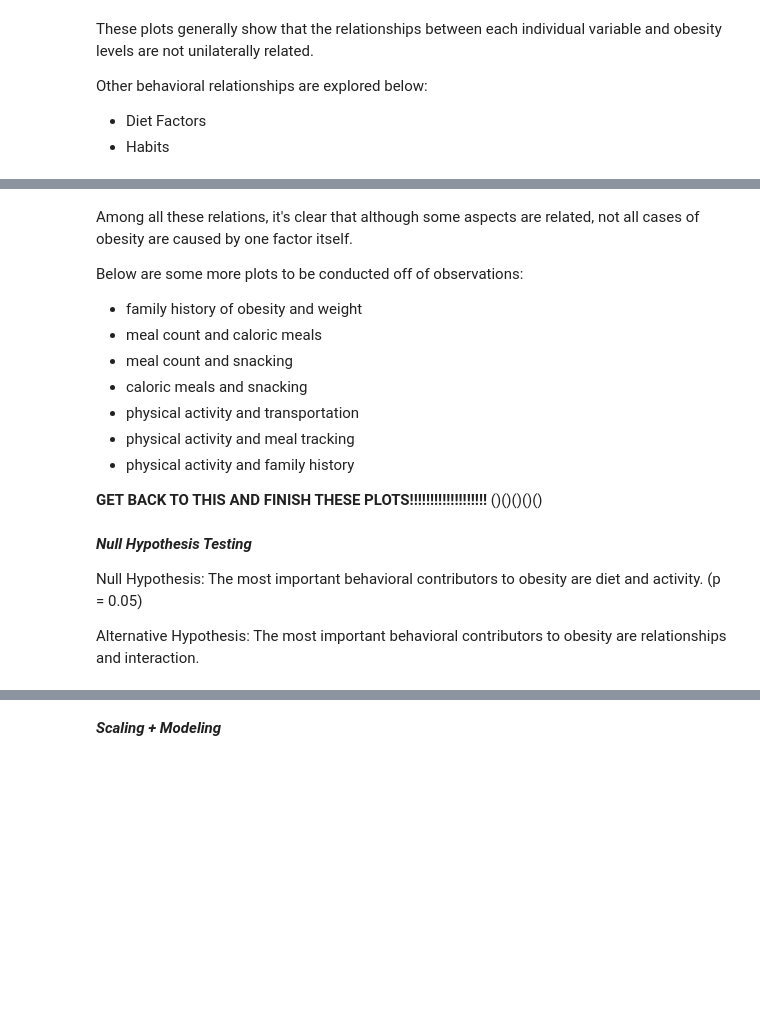
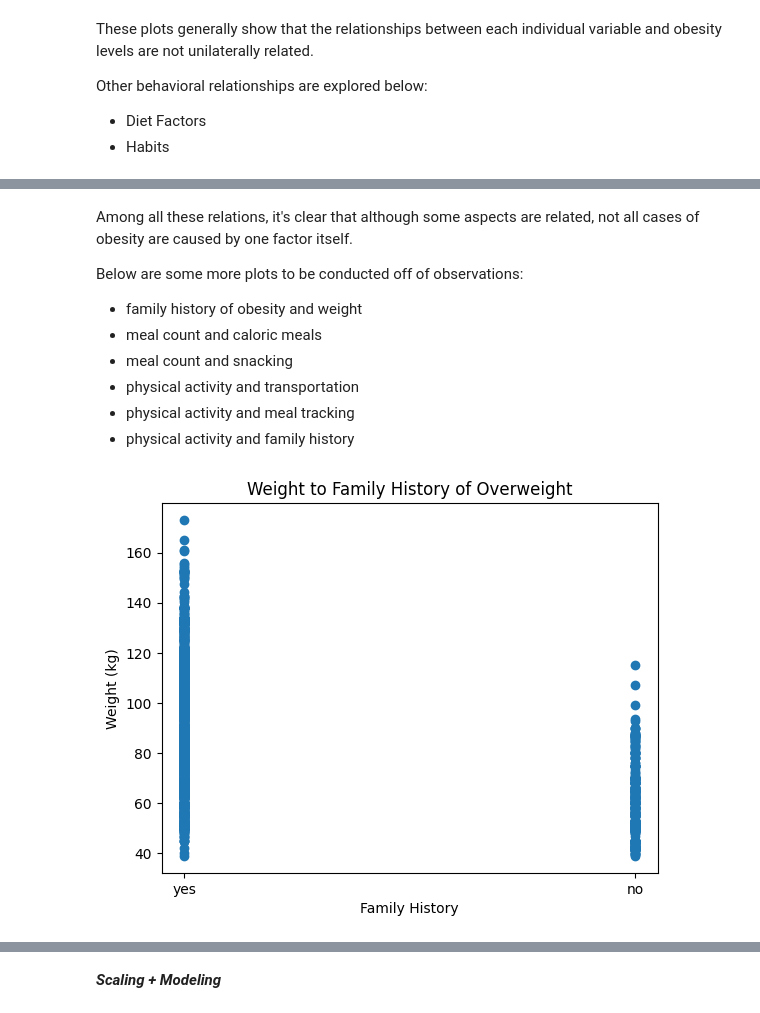
Before and after one commit to joliebao/TCS-Data-Science-Obesity, a Jupyter notebook: TCS_DataScience_Obesity.ipynb, the cells around one changed output, grey strips where cells are left out. Drawn from its saved outputs; the diff is of its cells as text; code cells hidden in the pictures; blank space fills up the shorter version.

Commit message:
New plots and analysis (pt.2)

```diff
--- a/TCS_DataScience_Obesity.ipynb
+++ b/TCS_DataScience_Obesity.ipynb
@@ -449,16 +460,6 @@ Below are some more plots to be conducted off of observations:
 - family history of obesity and weight
 - meal count and caloric meals
 - meal count and snacking
-- caloric meals and snacking
 - physical activity and transportation
 - physical activity and meal tracking
 - physical activity and family history
-
-****GET BACK TO THIS AND FINISH THESE PLOTS!!!!!!!!!!!!!!!!!!!**** ()()()()()
-# %% [markdown]
-***Null Hypothesis Testing***
-
-Null Hypothesis: The most important behavioral contributors to obesity are diet and activity.
-(p = 0.05)
-
-Alternative Hypothesis: The most important behavioral contributors to obesity are relationships and interaction.
@@ -466,0 +466,10 @@ Alternative Hypothesis: The most important behavioral contributors to obesity ar
+# %%
+plt.scatter(df['family_history_with_overweight'], df['Weight'])
+plt.xlabel("Family History")
+plt.ylabel("Weight (kg)")
+plt.title("Weight to Family History of Overweight")
+plt.show()
+
+# More likely to be heavier with a family history of being overweight
+# %% [output]
+[figure, added]
```
Also changed, not shown: parts of 25 cells of this notebook.
